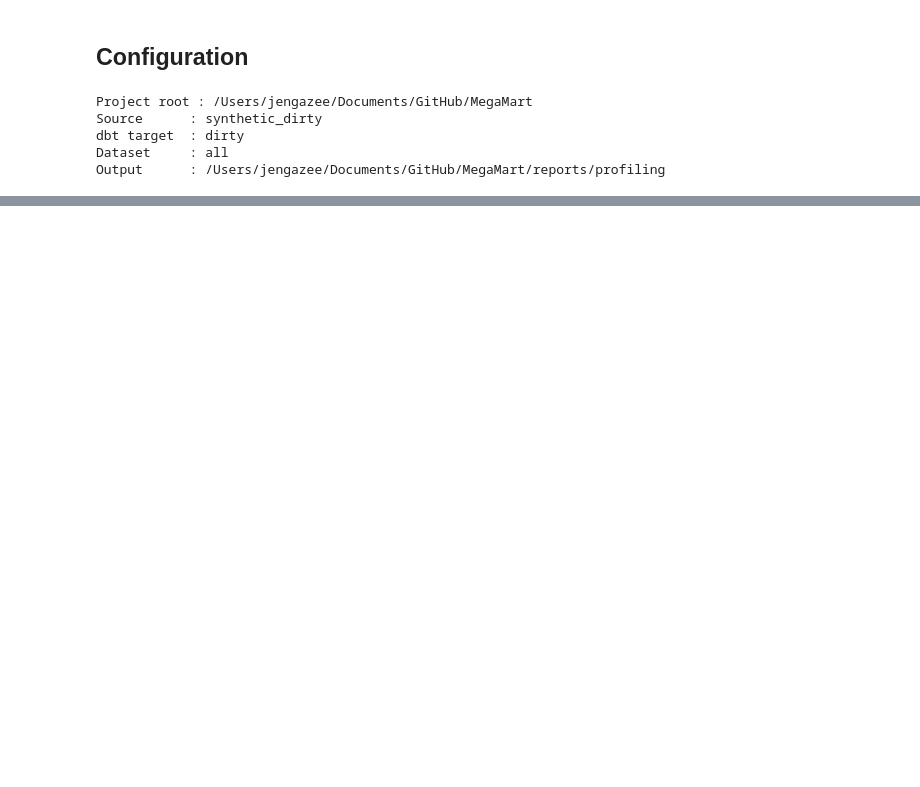
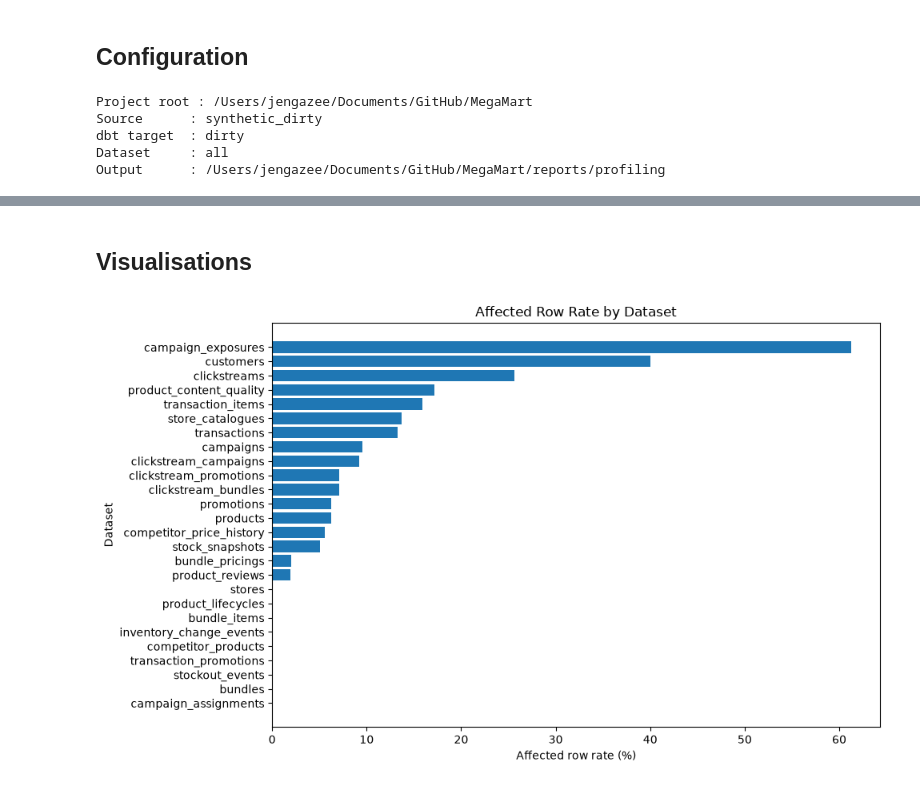
Before and after one commit to jenniferwxe/MegaMart, a Jupyter notebook: dirty_data_profiling/notebook/01_dirty_data_profiling.ipynb, the cells around one changed output, grey strips where cells are left out. Cells and saved outputs as stored; diff of their text form; code cells hidden in the pictures; blank space fills up the shorter version.

```diff
--- a/dirty_data_profiling/notebook/01_dirty_data_profiling.ipynb
+++ b/dirty_data_profiling/notebook/01_dirty_data_profiling.ipynb
@@ -52,0 +339,28 @@ This section provides the dataset-level output produced by build_summary().
+# %% [markdown]
+## Visualisations
+# %%
+if not summary.empty:
+
+    chart_data = (
+        summary
+        .sort_values(
+            "affected_row_rate",
+            ascending=True
+        )
+    )
+
+    plt.figure(figsize=(10, 6))
+
+    plt.barh(
+        chart_data["dataset"],
+        chart_data["affected_row_rate"]
+    )
+
+    plt.xlabel("Affected row rate (%)")
+    plt.ylabel("Dataset")
+    plt.title("Affected Row Rate by Dataset")
+
+    plt.tight_layout()
+    plt.show()
+# %% [output]
+[figure, added]
```
Also changed, not shown: parts of 24 cells of this notebook.
